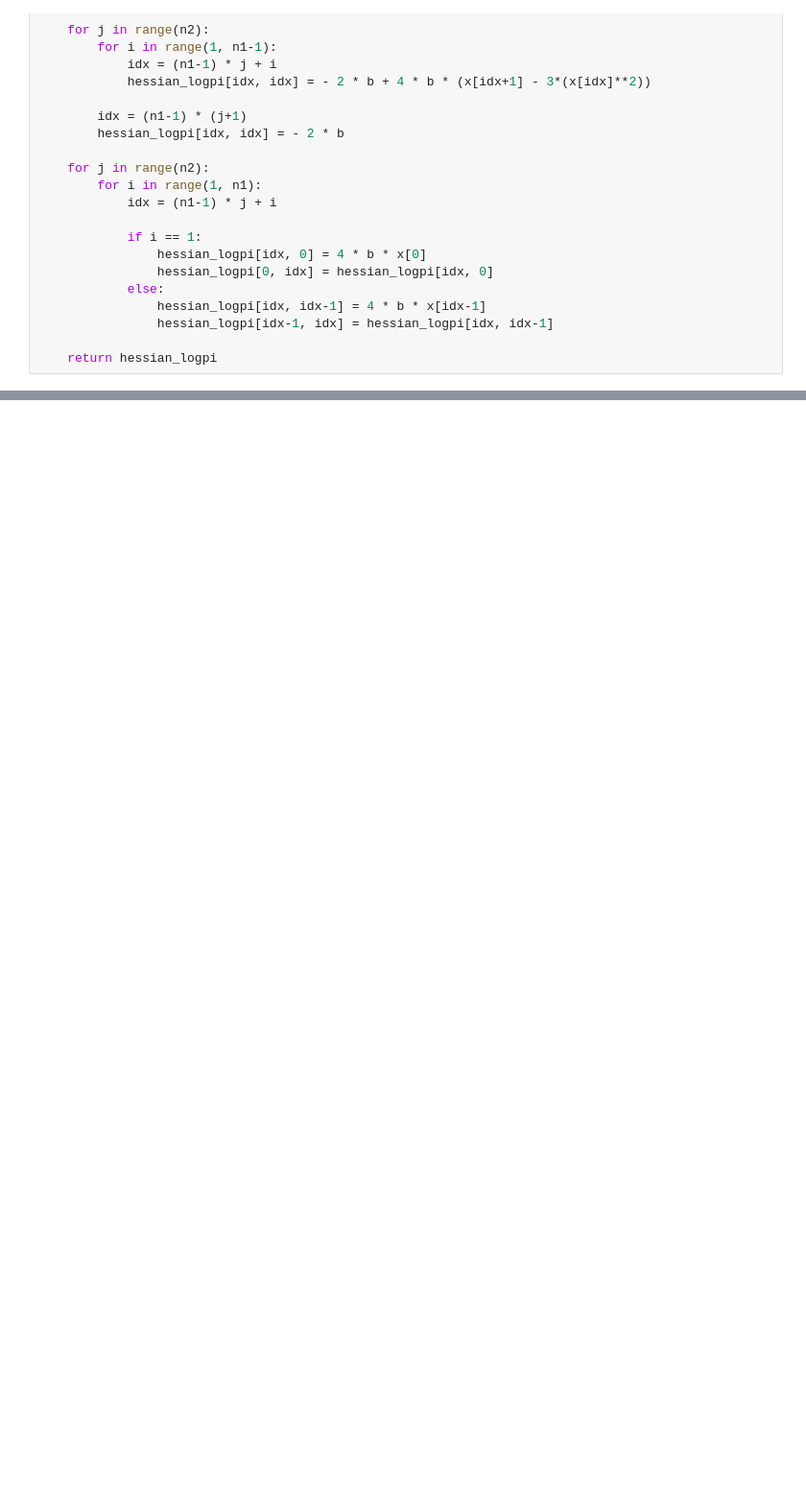
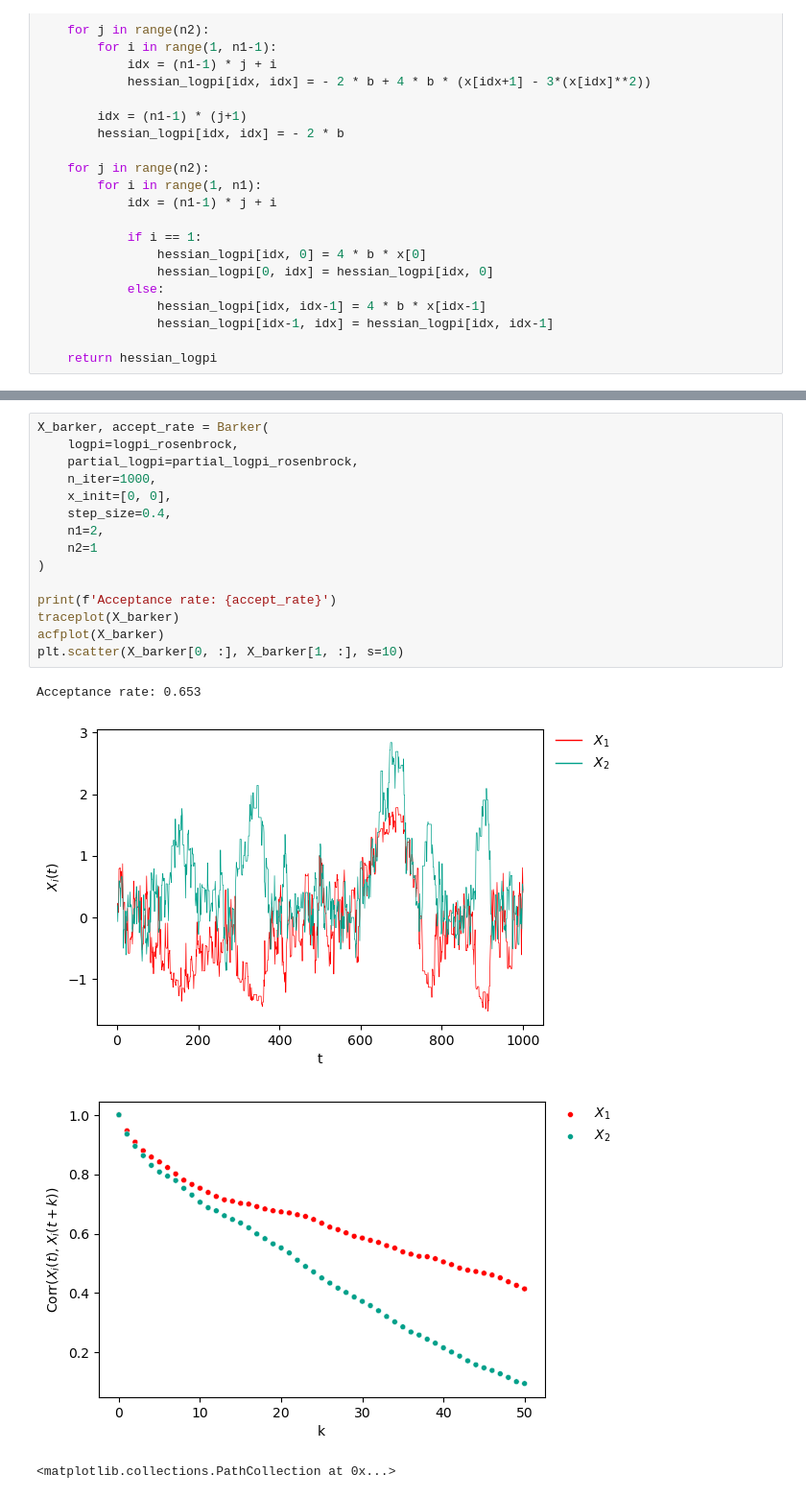
Before and after one commit to bartolomeou/FYP, a Jupyter notebook: rosenbrock.ipynb, the cells around one changed output, grey strips where cells are left out. Shown at 96% size. Cells and saved outputs as stored; diff of their text form; blank space fills up the shorter version.

```diff
--- a/rosenbrock.ipynb
+++ b/rosenbrock.ipynb
@@ -188,0 +394,20 @@ def hessian_logpi_rosenbrock(x, n1, n2, mu=1, a=0.05, b=5):
+# %%
+X_barker, accept_rate = Barker(
+    logpi=logpi_rosenbrock,
+    partial_logpi=partial_logpi_rosenbrock,
+    n_iter=1000,
+    x_init=[0, 0],
+    step_size=0.4,
+    n1=2,
+    n2=1
+)
+
+print(f'Acceptance rate: {accept_rate}')
+traceplot(X_barker)
+acfplot(X_barker)
+plt.scatter(X_barker[0, :], X_barker[1, :], s=10)
+# %% [output]
+Acceptance rate: 0.653
+[figure, added]
+[figure, added]
+<matplotlib.collections.PathCollection at 0x...>
```
Also changed, not shown: parts of 16 cells of this notebook, 1 other file.
